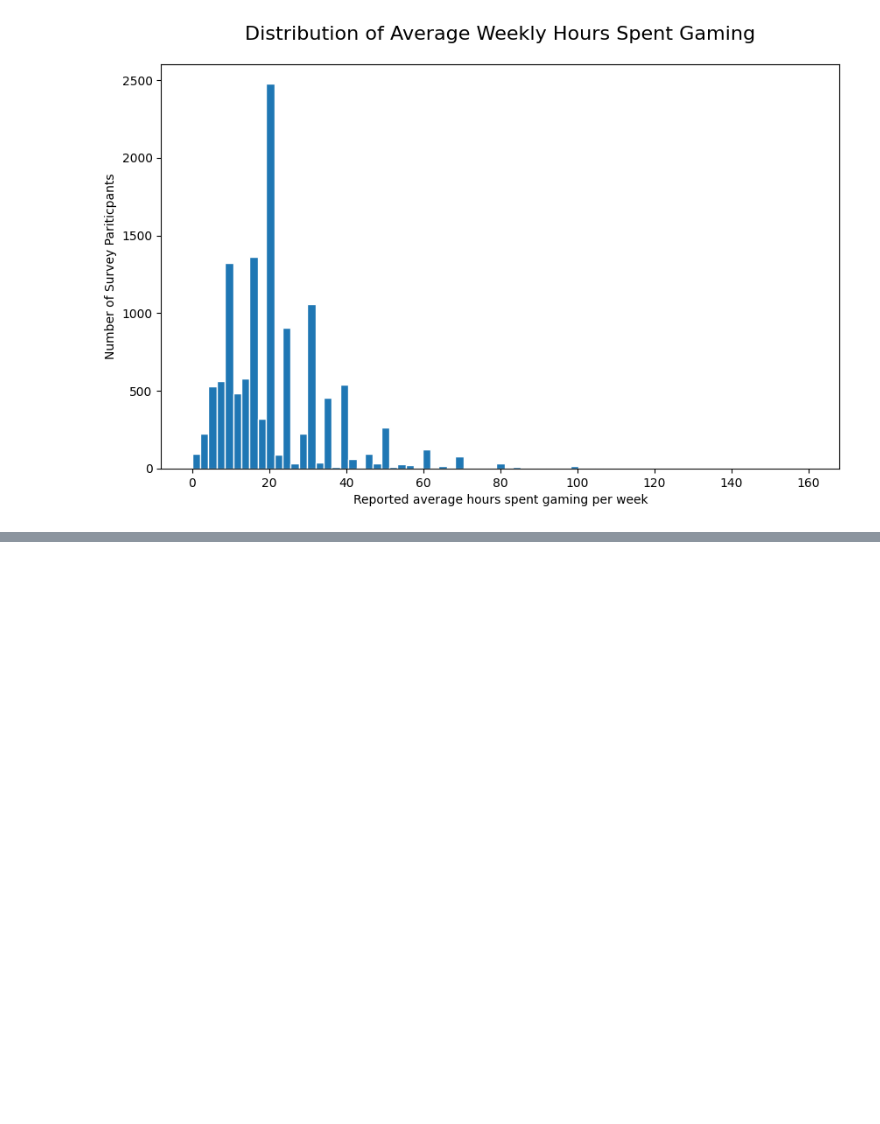
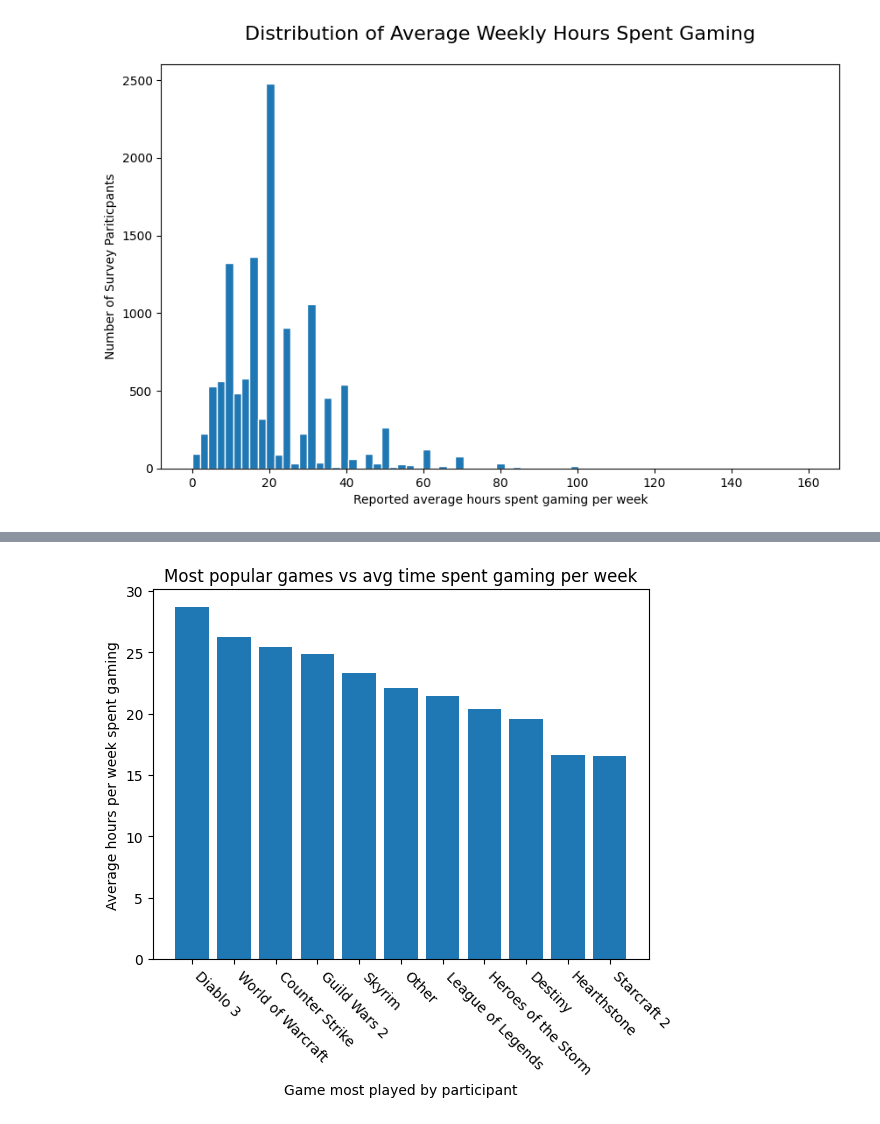
Before and after one commit to amallred/gaming-mental-health-analysis, a Jupyter notebook: data_cleaning.ipynb, the cells around one changed output, grey strips where cells are left out. Cells and saved outputs as stored; diff of their text form; code cells hidden in the pictures; blank space fills up the shorter version.

Commit message:
grouped bar charts created

```diff
--- a/data_cleaning.ipynb
+++ b/data_cleaning.ipynb
@@ -664,0 +669,4 @@ Name: count, dtype: int64
+# %%
+# groupby 'Game' and calculate the avg 'Hours'
+avg_hrs_game = clean_df.groupby('Game')['Hours'].mean().sort_values(ascending=False)
+avg_hrs_game
@@ -664,0 +687,14 @@ Name: count, dtype: int64
+# %%
+plt.bar(avg_hrs_game.index, avg_hrs_game.values)
+
+plt.xlabel('Game most played by participant')
+plt.ylabel('Average hours per week spent gaming')
+plt.title('Most popular games vs avg time spent gaming per week')
+plt.xticks(rotation=-45, ha='left')
+
+# Save figure as image
+# plt.savefig('plots/Pop_game_hours_boxplot.png')
+
+plt.show()
+# %% [output]
+[figure, added]
```
Also changed, not shown: parts of 21 cells of this notebook, 6 other files.
